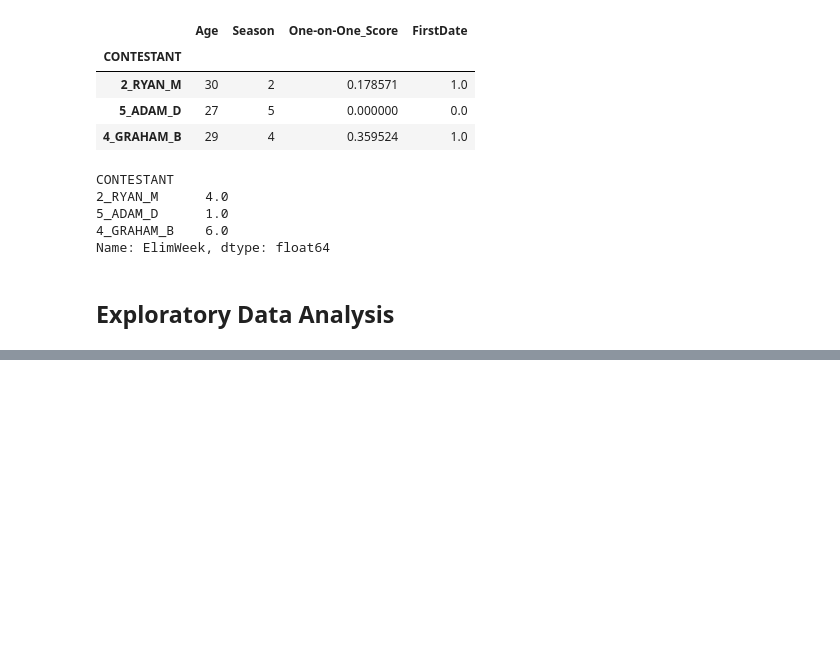
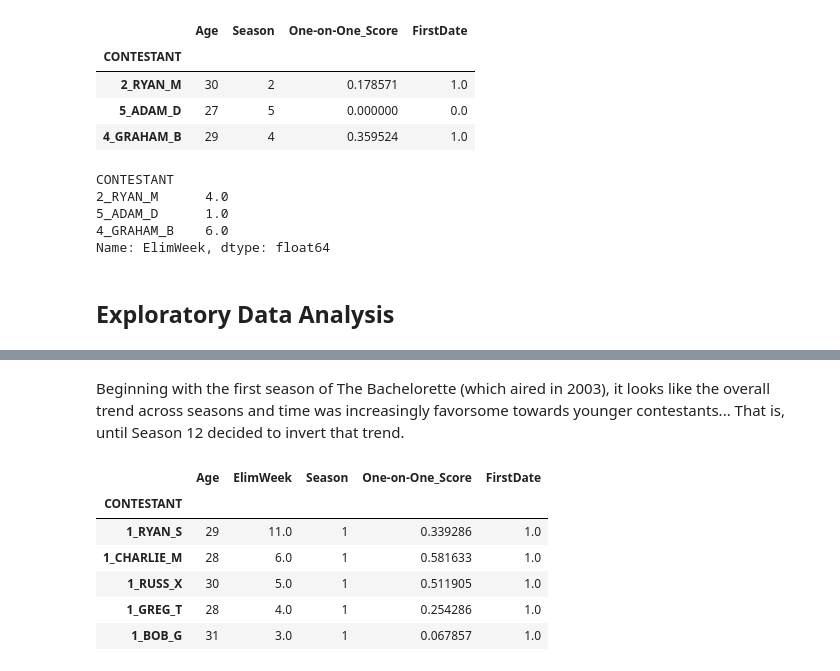
Before and after one commit to KwameTaylor/bachelorette-predictor, a Jupyter notebook: explore.ipynb, the cells around one changed output, grey strips where cells are left out. Drawn from its saved outputs; the diff is of its cells as text; code cells hidden in the pictures; blank space fills up the shorter version.

```diff
--- a/explore.ipynb
+++ b/explore.ipynb
@@ -97,0 +100,12 @@ Text(0.5, 1.0, 'Which contestants lasted more weeks, by season and age?')
+# %% [markdown]
+Beginning with the first season of The Bachelorette (which aired in 2003), it looks like the overall trend across seasons and time was increasingly favorsome towards younger contestants... That is, until Season 12 decided to invert that trend.
+# %%
+df.head()
+# %% [output]
+|  | Age | ElimWeek | Season | One-on-One_Score | FirstDate |
+| CONTESTANT |  |  |  |  |  |
+| 1_RYAN_S | 29 | 11.0 | 1 | 0.339286 | 1.0 |
+| 1_CHARLIE_M | 28 | 6.0 | 1 | 0.581633 | 1.0 |
+| 1_RUSS_X | 30 | 5.0 | 1 | 0.511905 | 1.0 |
+| 1_GREG_T | 28 | 4.0 | 1 | 0.254286 | 1.0 |
+| 1_BOB_G | 31 | 3.0 | 1 | 0.067857 | 1.0 |
```
Also changed, not shown: parts of 7 cells of this notebook.
